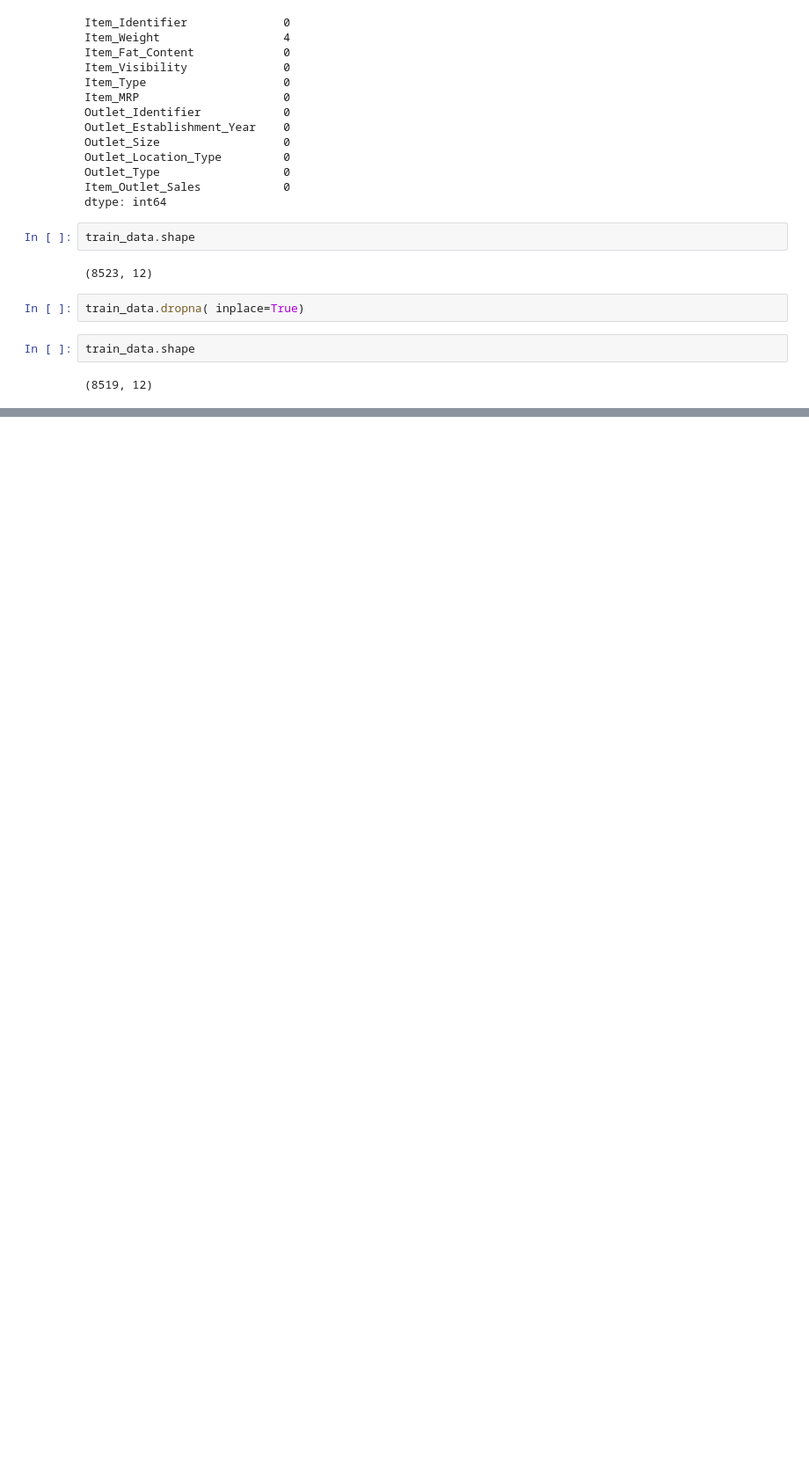
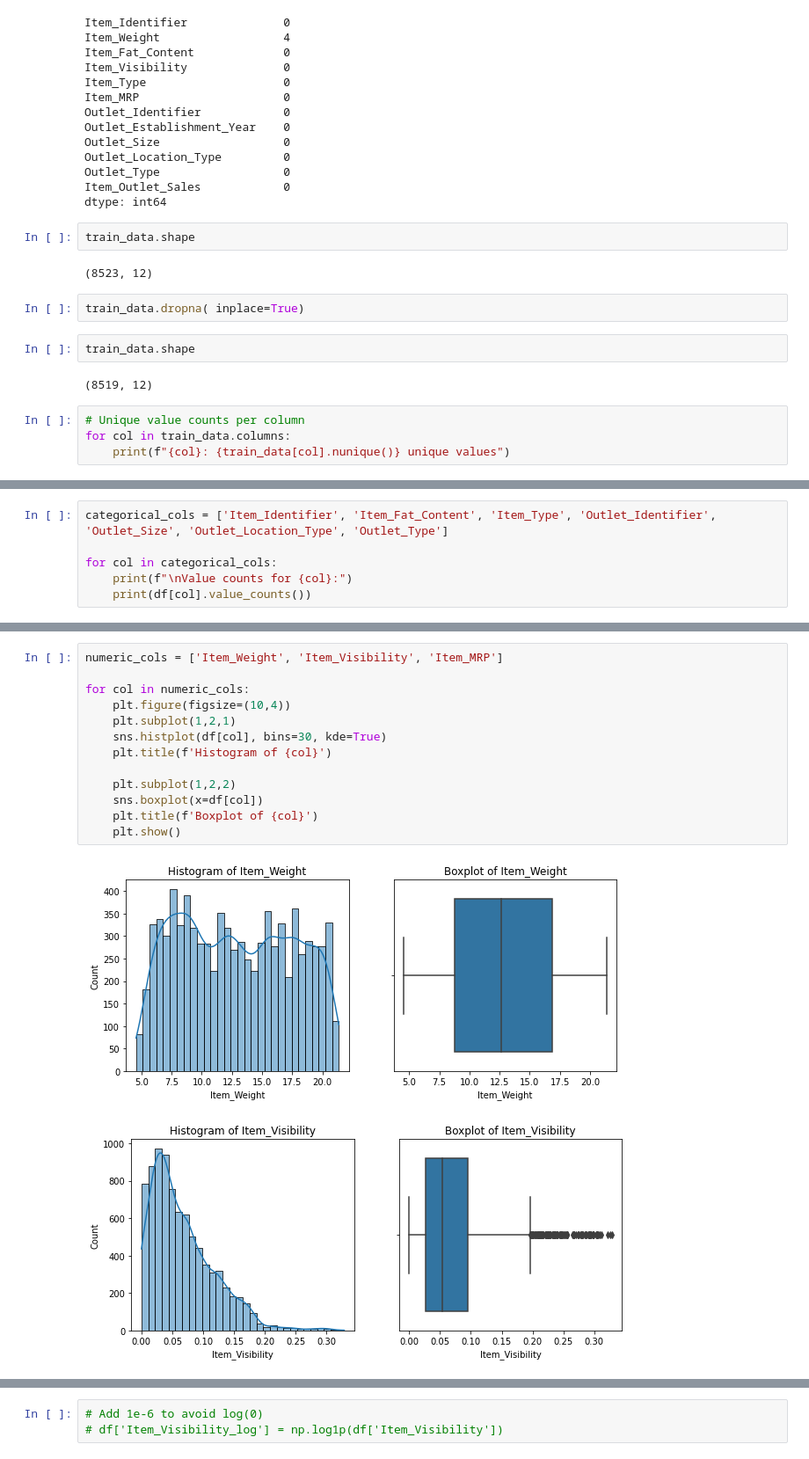
Before and after one commit to Chandrasekhar-narthu/Big-Mart-Sales-Prediction---Chandrasekhar, a Jupyter notebook: data_preprocessing.ipynb, the cells around one changed output, grey strips where cells are left out. Shown at 88% size. Cells and saved outputs as stored; diff of their text form; blank space fills up the shorter version.

```diff
--- a/data_preprocessing.ipynb
+++ b/data_preprocessing.ipynb
@@ -407,3 +407,7 @@ train_data.dropna( inplace=True)
 train_data.shape
 # %% [output]
 (8519, 12)
+# %%
+# Unique value counts per column
+for col in train_data.columns:
+    print(f"{col}: {train_data[col].nunique()} unique values")
@@ -409,0 +464,6 @@ train_data.shape
+# %%
+categorical_cols = ['Item_Identifier', 'Item_Fat_Content', 'Item_Type', 'Outlet_Identifier', 'Outlet_Size', 'Outlet_Location_Type', 'Outlet_Type']
+
+for col in categorical_cols:
+    print(f"\nValue counts for {col}:")
+    print(df[col].value_counts())
@@ -409,0 +497,16 @@ train_data.shape
+# %%
+numeric_cols = ['Item_Weight', 'Item_Visibility', 'Item_MRP']
+
+for col in numeric_cols:
+    plt.figure(figsize=(10,4))
+    plt.subplot(1,2,1)
+    sns.histplot(df[col], bins=30, kde=True)
+    plt.title(f'Histogram of {col}')
+
+    plt.subplot(1,2,2)
+    sns.boxplot(x=df[col])
+    plt.title(f'Boxplot of {col}')
+    plt.show()
+# %% [output]
+[figure, added]
+[figure, added]
@@ -409,0 +514,3 @@ train_data.shape
+# %%
+# Add 1e-6 to avoid log(0)
+# df['Item_Visibility_log'] = np.log1p(df['Item_Visibility'])
```
Also changed, not shown: parts of 35 cells of this notebook, 1 other file.
